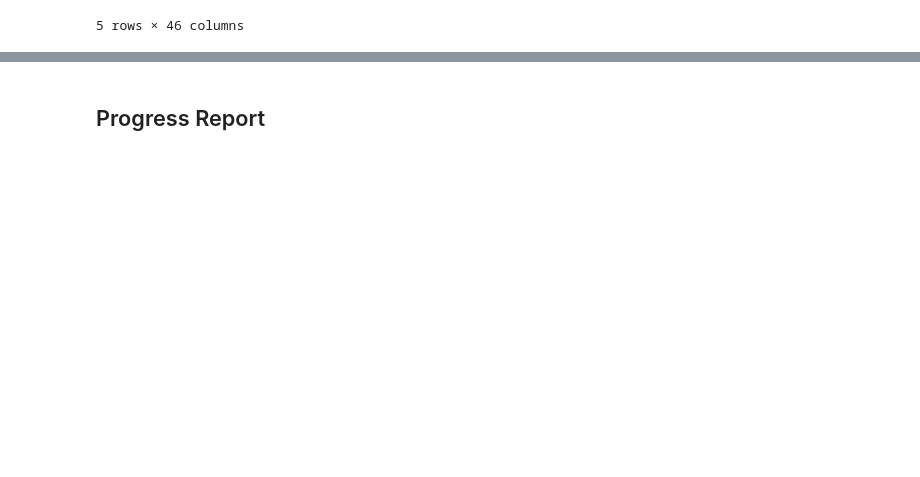
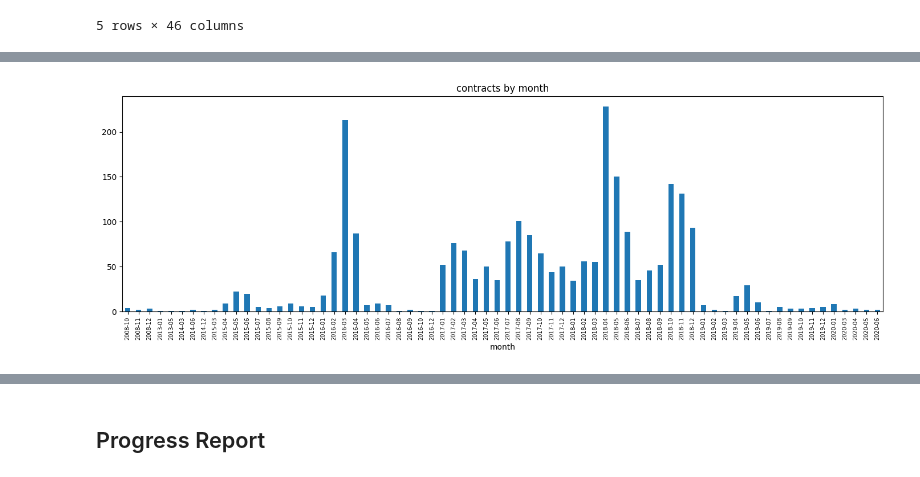
Before and after one commit to arriyan-aa/AA_Final_Project, a Jupyter notebook: notebook.ipynb, the cells around one changed output, grey strips where cells are left out. Cells and saved outputs as stored; diff of their text form; code cells hidden in the pictures; blank space fills up the shorter version.

```diff
--- a/notebook.ipynb
+++ b/notebook.ipynb
@@ -103,0 +313,11 @@ ministers_office has 2334 missing, meaning only 136 contracts have anything for
+# %%
+# contracts by month
+fig, ax = plt.subplots(figsize=(14, 5))
+df['contract_date'].dt.to_period('M').value_counts().sort_index().plot(kind='bar', ax=ax)
+ax.set_title('contracts by month')
+ax.set_xlabel('month')
+plt.xticks(rotation=90, fontsize=7)
+plt.tight_layout()
+plt.show()
+# %% [output]
+[figure, added]
```
Also changed, not shown: parts of 28 cells of this notebook.
